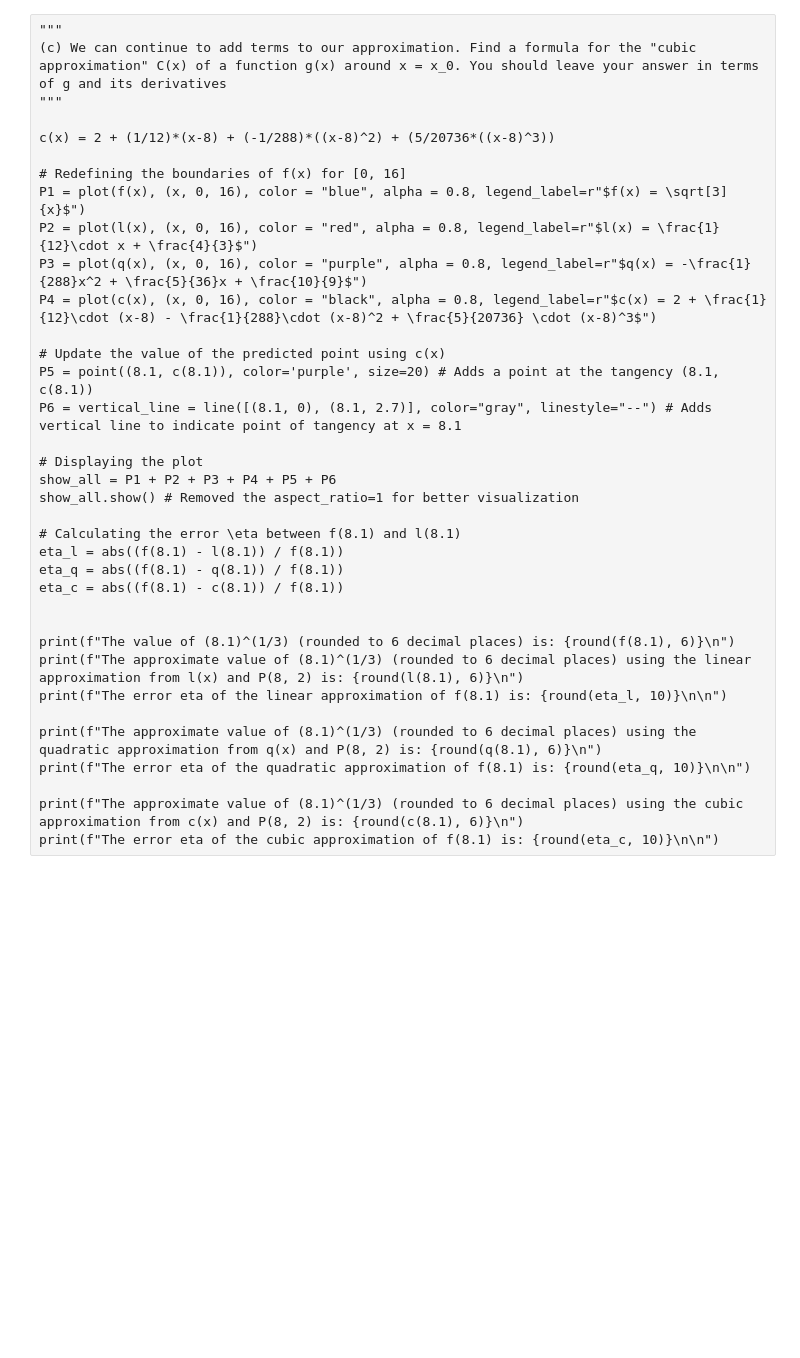
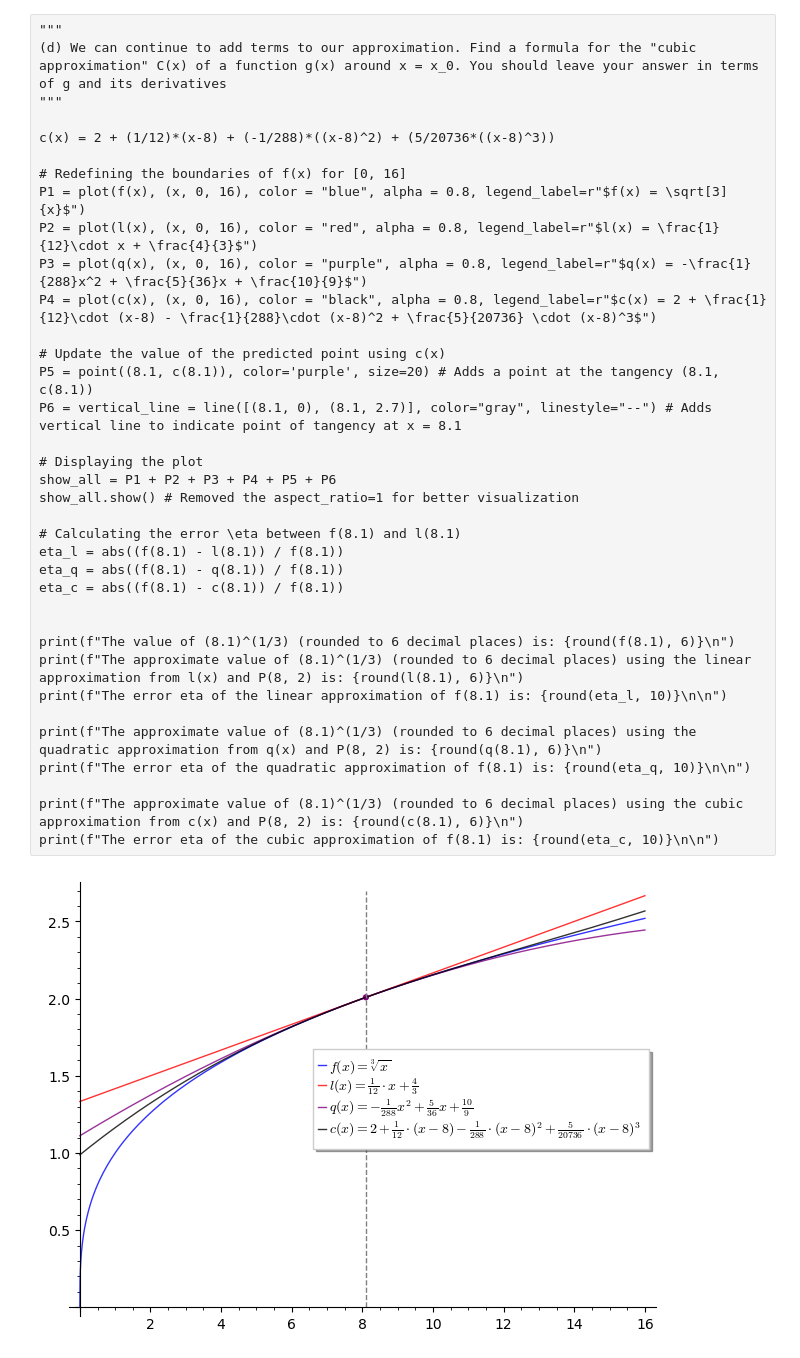
Before and after one commit to hammondutra/cs111_assignments, a Jupyter notebook: CS111-Skill-Builder-Week-4.ipynb, the cells around one changed output. Cells and saved outputs as stored; diff of their text form; blank space fills up the shorter version.

```diff
--- a/CS111-Skill-Builder-Week-4.ipynb
+++ b/CS111-Skill-Builder-Week-4.ipynb
@@ -80,36 +80,38 @@ print(f"The error eta of the quadratic approximation of f(8.1) is: {round(eta_q,
 # %%
 """
-(c) We can continue to add terms to our approximation. Find a formula for the "cubic approximation" C(x) of a function g(x) around x = x_0. You should leave your answer in terms of g and its derivatives
+(d) We can continue to add terms to our approximation. Find a formula for the "cubic approximation" C(x) of a function g(x) around x = x_0. You should leave your answer in terms of g and its derivatives
 """
 
 c(x) = 2 + (1/12)*(x-8) + (-1/288)*((x-8)^2) + (5/20736*((x-8)^3))
 
 # Redefining the boundaries of f(x) for [0, 16]
 P1 = plot(f(x), (x, 0, 16), color = "blue", alpha = 0.8, legend_label=r"$f(x) = \sqrt[3]{x}$")
 P2 = plot(l(x), (x, 0, 16), color = "red", alpha = 0.8, legend_label=r"$l(x) = \frac{1}{12}\cdot x + \frac{4}{3}$")
 P3 = plot(q(x), (x, 0, 16), color = "purple", alpha = 0.8, legend_label=r"$q(x) = -\frac{1}{288}x^2 + \frac{5}{36}x + \frac{10}{9}$")
 P4 = plot(c(x), (x, 0, 16), color = "black", alpha = 0.8, legend_label=r"$c(x) = 2 + \frac{1}{12}\cdot (x-8) - \frac{1}{288}\cdot (x-8)^2 + \frac{5}{20736} \cdot (x-8)^3$")
 
 # Update the value of the predicted point using c(x)
 P5 = point((8.1, c(8.1)), color='purple', size=20) # Adds a point at the tangency (8.1, c(8.1))
 P6 = vertical_line = line([(8.1, 0), (8.1, 2.7)], color="gray", linestyle="--") # Adds vertical line to indicate point of tangency at x = 8.1
 
 # Displaying the plot
 show_all = P1 + P2 + P3 + P4 + P5 + P6
 show_all.show() # Removed the aspect_ratio=1 for better visualization
 
 # Calculating the error \eta between f(8.1) and l(8.1)
 eta_l = abs((f(8.1) - l(8.1)) / f(8.1))
 eta_q = abs((f(8.1) - q(8.1)) / f(8.1))
 eta_c = abs((f(8.1) - c(8.1)) / f(8.1))
 
 
 print(f"The value of (8.1)^(1/3) (rounded to 6 decimal places) is: {round(f(8.1), 6)}\n")
 print(f"The approximate value of (8.1)^(1/3) (rounded to 6 decimal places) using the linear approximation from l(x) and P(8, 2) is: {round(l(8.1), 6)}\n")
 print(f"The error eta of the linear approximation of f(8.1) is: {round(eta_l, 10)}\n\n")
 
 print(f"The approximate value of (8.1)^(1/3) (rounded to 6 decimal places) using the quadratic approximation from q(x) and P(8, 2) is: {round(q(8.1), 6)}\n")
 print(f"The error eta of the quadratic approximation of f(8.1) is: {round(eta_q, 10)}\n\n")
 
 print(f"The approximate value of (8.1)^(1/3) (rounded to 6 decimal places) using the cubic approximation from c(x) and P(8, 2) is: {round(c(8.1), 6)}\n")
 print(f"The error eta of the cubic approximation of f(8.1) is: {round(eta_c, 10)}\n\n")
+# %% [output]
+[figure, added]
```
Also changed, not shown: parts of 5 cells of this notebook.
